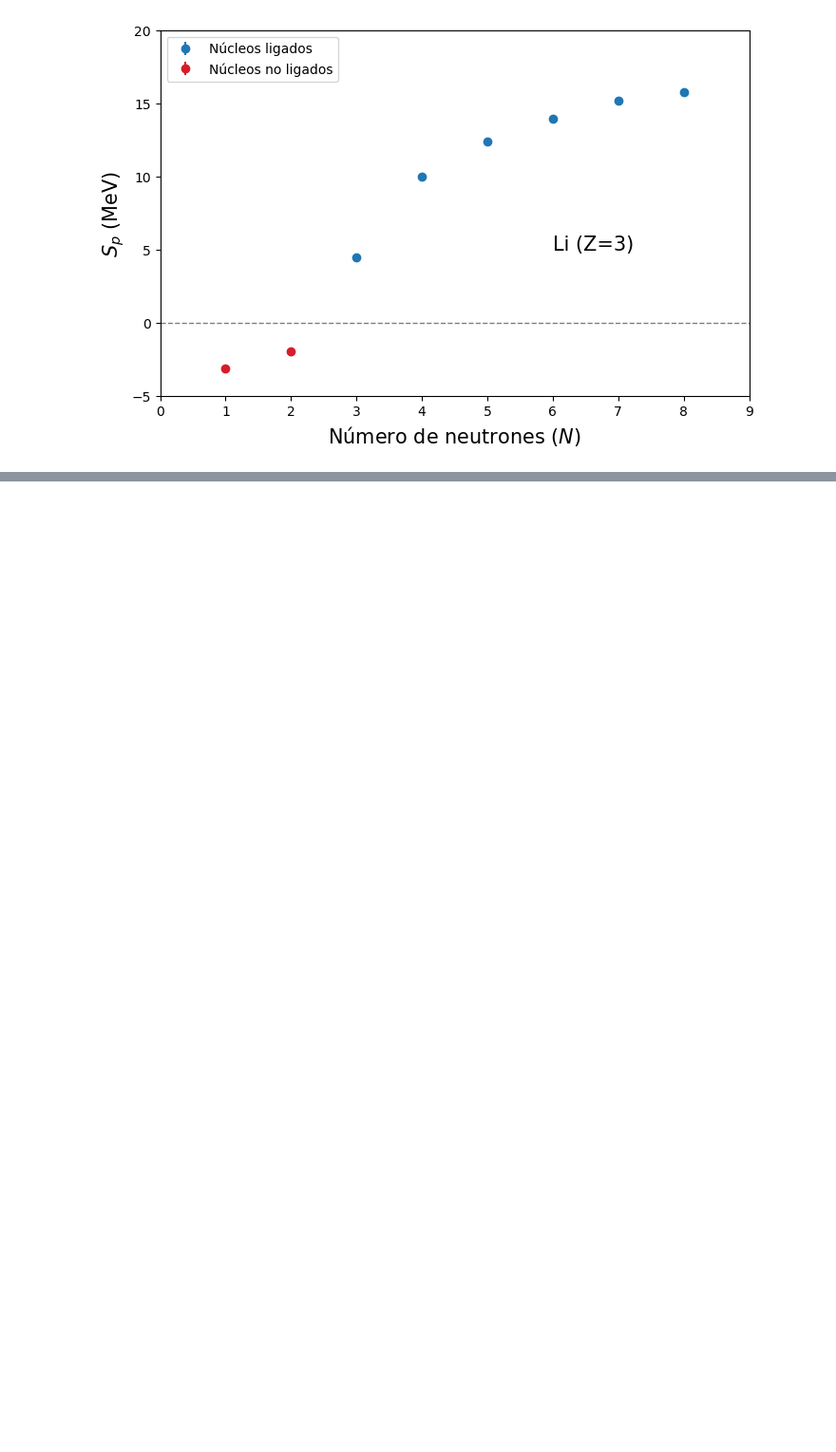
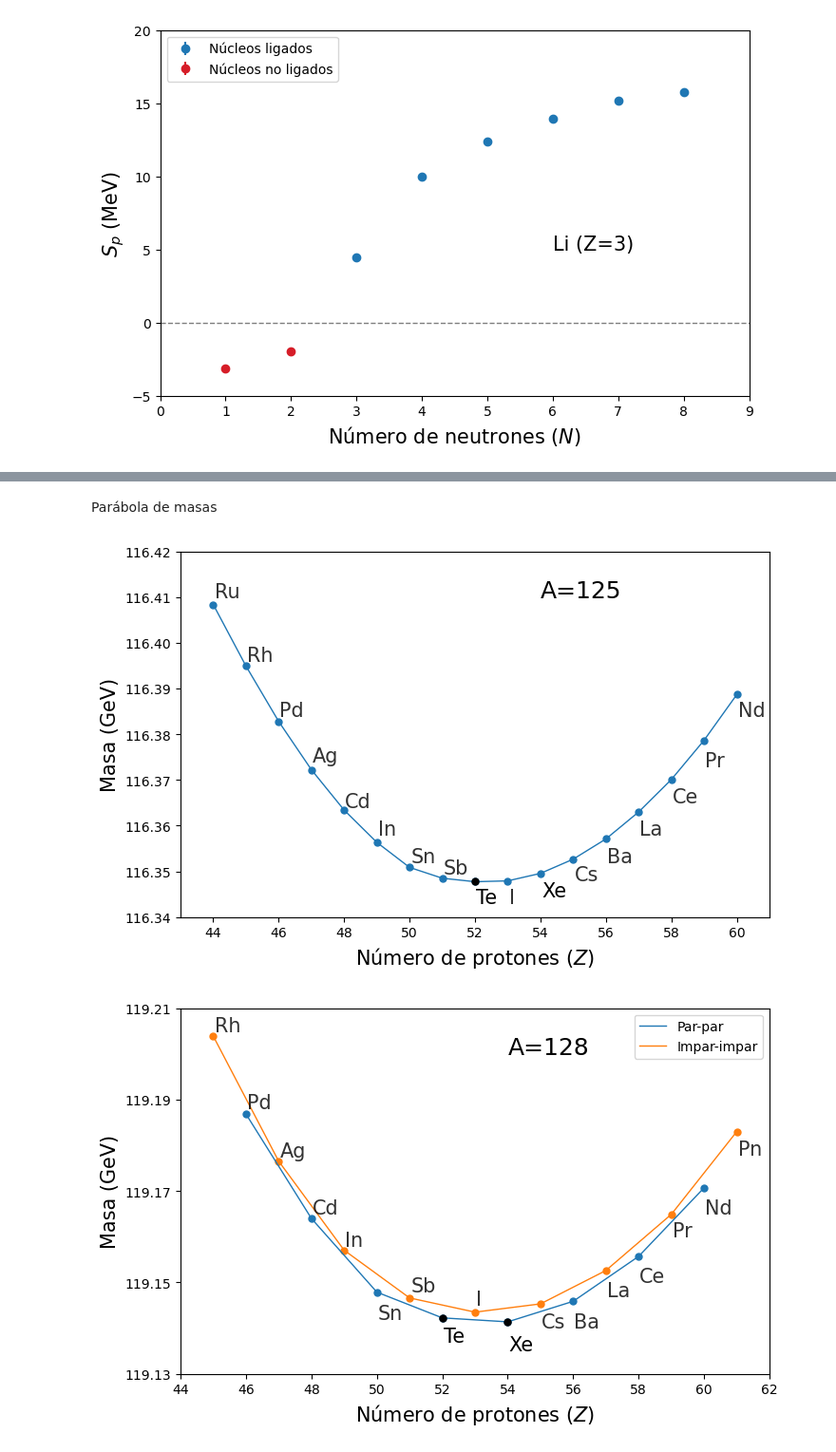
Before and after one commit to cefera/FNyP, a Jupyter notebook: Notebooks/Tema1.ipynb, the cells around one changed output, grey strips where cells are left out. Shown at 95% size. Cells and saved outputs as stored; diff of their text form; code cells hidden in the pictures; blank space fills up the shorter version.

```diff
--- a/Notebooks/Tema1.ipynb
+++ b/Notebooks/Tema1.ipynb
@@ -26,6 +27,7 @@ import matplotlib.pyplot as plt
 import matplotlib.colors as colors
 import matplotlib.cm as cm
 import pandas as pd
+import matplotlib.ticker as ticker
 
 jpac_blue   = "#1F77B4"; jpac_red    = "#D61D28";
 jpac_green  = "#2CA02C"; jpac_orange = "#FF7F0E";
@@ -55,6 +57,8 @@ df = lc_pd_dataframe(livechart + "fields=ground_states&nuclides=all")
 df = df[pd.to_numeric(df['binding'],errors='coerce').notna()]
 df['binding'] /= 1000
 df['A'] = df['n']+df['z']
+
+uma = 931.4941024/1000000/1000
 # %% [markdown]
 Atomic potential
 # %%
@@ -471,0 +510,68 @@ plt.show()
+# %% [markdown]
+Parábola de masas
+# %%
+def nucleo(y,Z,nombre):
+    if (nombre=='Te' or nombre=='Xe'):
+        plt.text(Z+0.03,y,nombre,c=jpac_color[10],fontsize=15)
+    else:
+        plt.text(Z+0.03,y,nombre,c=jpac_color[10],alpha=0.8,fontsize=15)
+
+dfAimpar = df.query('A==125')
+dfAimparMIN=dfAimpar.loc[  (dfAimpar['atomic_mass']==dfAimpar['atomic_mass'].min() )   ]
+
+fig = plt.figure(figsize=(8,5))
+plt.xlabel(r'Número de protones ($Z$)',fontsize=15)
+plt.ylabel(r'Masa (GeV)',fontsize=15)
+plt.ylim((116.34,116.42))
+plt.xlim((43,61))
+plt.scatter(dfAimpar['z'],dfAimpar['atomic_mass']*uma,marker='o',s=25,c=jpac_color[0])
+plt.plot(dfAimpar['z'],dfAimpar['atomic_mass']*uma,'-',lw=1,c=jpac_color[0])
+plt.scatter(dfAimparMIN['z'],dfAimparMIN['atomic_mass']*uma,marker='o',s=25,c=jpac_color[10],zorder=2)
+nombres = ['Ru','Rh','Pd','Ag','Cd','In','Sn','Sb','Te','I','Xe','Cs','Ba','La','Ce','Pr','Nd']
+yaxis = 116.30*np.ones(len(nombres)) + np.array([ 0.11,  0.096,  0.084,  0.074,   0.064,   0.058,  0.052, 0.0495, 0.043,  0.043, 0.0445,  0.048,   0.052, 0.058,  0.065,  0.073,  0.084])
+for z in range(44,61):
+    nucleo(yaxis[z-44],z,nombres[z-44])
+plt.text(54,116.41,'A=125',c=jpac_color[10],fontsize=18)
+#plt.text(44,116.38,r'$\beta^-$',c=jpac_color[1],fontsize=18)
+#plt.arrow(44,116.40,1,-0.012,length_includes_head=False,head_width=0.005,head_length=1,overhang=.3,color=jpac_color[1],lw=0.5)
+#plt.text(56.9,116.38,r'$\beta^+$',c=jpac_color[2],fontsize=18)
+#plt.arrow(59,116.385,-1,-0.0085,length_includes_head=False,head_width=0.005,head_length=1,overhang=.3,color=jpac_color[2],lw=0.5)
+plt.show()
+#fig.savefig('ParabolaImpar.pdf', bbox_inches='tight')
+
+dfApar = df.query('A==128')
+dfAparMIN = dfApar.loc[((dfApar['z']==52) | (dfApar['z']==54 ))]
+dfAparpar = dfApar.loc[ ((dfApar['z']%2==0) & (dfApar['n']%2==0))]
+dfAimparimpar = dfApar.loc[ ((dfApar['z']%2!=0) & (dfApar['n']%2!=0))]
+
+fig = plt.figure(figsize=(8,5))
+plt.xlabel(r'Número de protones ($Z$)',fontsize=15)
+plt.ylabel(r'Masa (GeV)',fontsize=15)
+plt.ylim((119.13,119.21))
+plt.xlim((44,62))
+plt.yticks([119.13,119.15,119.17,119.19,119.21],['119.13','119.15','119.17','119.19','119.21'])
+plt.scatter(dfAparpar['z'],dfAparpar['atomic_mass']*uma,marker='o',s=25,c=jpac_color[0])
+plt.plot(dfAparpar['z'],dfAparpar['atomic_mass']*uma,'-',lw=1,c=jpac_color[0],label='Par-par')
+plt.scatter(dfAimparimpar['z'],dfAimparimpar['atomic_mass']*uma,marker='o',s=25,c=jpac_color[3])
+plt.plot(dfAimparimpar['z'],dfAimparimpar['atomic_mass']*uma,'-',lw=1,c=jpac_color[3],label='Impar-impar')
+plt.scatter(dfAparMIN['z'],dfAparMIN['atomic_mass']*uma,marker='o',s=25,c=jpac_color[10],zorder=2)
+plt.text(54,119.2,'A=128',c=jpac_color[10],fontsize=18)
+
+nombres1 = ['Rh','Ag','In','Sb','I','Cs','La','Pr','Pn']
+yaxis1 = 119.10*np.ones(len(nombres1)) + np.array([ 0.105,0.0775,0.058,0.048,0.045,0.04,0.047,0.06,0.078 ])
+nombres2 = ['Pd','Cd','Sn','Te','Xe','Ba','Ce','Nd']
+yaxis2 = 119.10*np.ones(len(nombres2)) + np.array([0.088,0.065,0.042,0.037,0.035,0.04,0.05,0.065 ])
+i = 0
+for z in [45,47,49,51,53,55,57,59,61]:
+    nucleo(yaxis1[i],z,nombres1[i])
+    i += 1
+i = 0
+for z in [46,48,50,52,54,56,58,60]:
+    nucleo(yaxis2[i],z,nombres2[i])
+    i += 1
+plt.legend(loc='upper right',ncol=1,frameon=True)
+plt.show()
+#fig.savefig('ParabolaPar.pdf', bbox_inches='tight')
+# %% [output]
+[figure, added]
+[figure, added]
```
Also changed, not shown: parts of 14 cells of this notebook, 4 other files.
